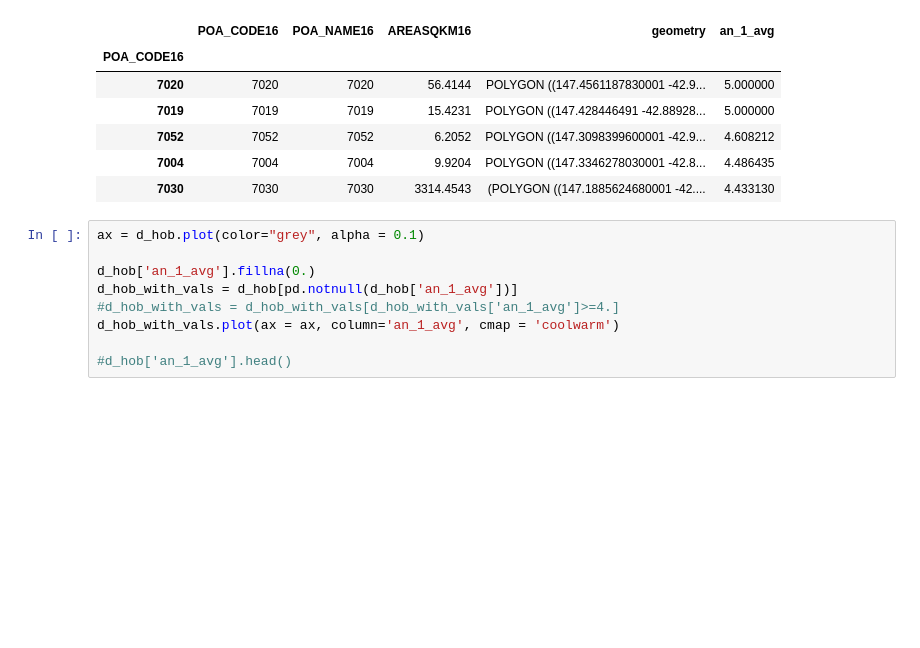
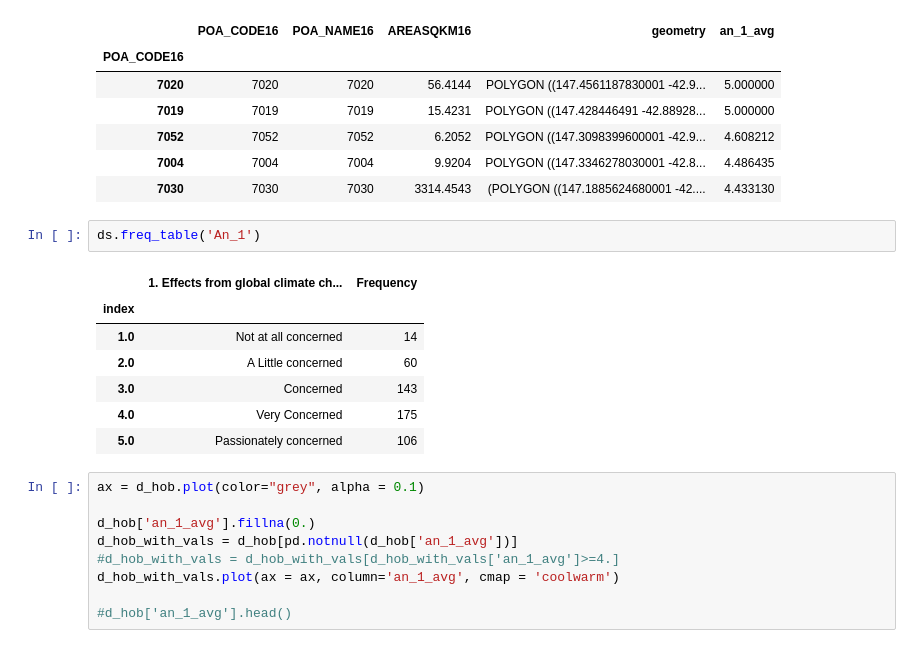
Before and after one commit to liammagee/data-analytics, a Jupyter notebook: CoS.ipynb, the cells around one changed output. Drawn from its saved outputs; the diff is of its cells as text; blank space fills up the shorter version.

```diff
--- a/CoS.ipynb
+++ b/CoS.ipynb
@@ -313,6 +311,16 @@ d_hob.sort_values(['an_1_avg'], ascending = False).head()
 | 7052 | 7052 | 7052 | 6.2052 | POLYGON ((147.3098399600001 -42.9... | 4.608212 |
 | 7004 | 7004 | 7004 | 9.9204 | POLYGON ((147.3346278030001 -42.8... | 4.486435 |
 | 7030 | 7030 | 7030 | 3314.4543 | (POLYGON ((147.1885624680001 -42.... | 4.433130 |
+# %%
+ds.freq_table('An_1')
+# %% [output]
+|  | 1. Effects from global climate ch... | Frequency |
+| index |  |  |
+| 1.0 | Not at all concerned | 14 |
+| 2.0 | A Little concerned | 60 |
+| 3.0 | Concerned | 143 |
+| 4.0 | Very Concerned | 175 |
+| 5.0 | Passionately concerned | 106 |
 # %%
 ax = d_hob.plot(color="grey", alpha = 0.1)
 
```
Also changed, not shown: parts of 4 cells of this notebook, 2 other files.
